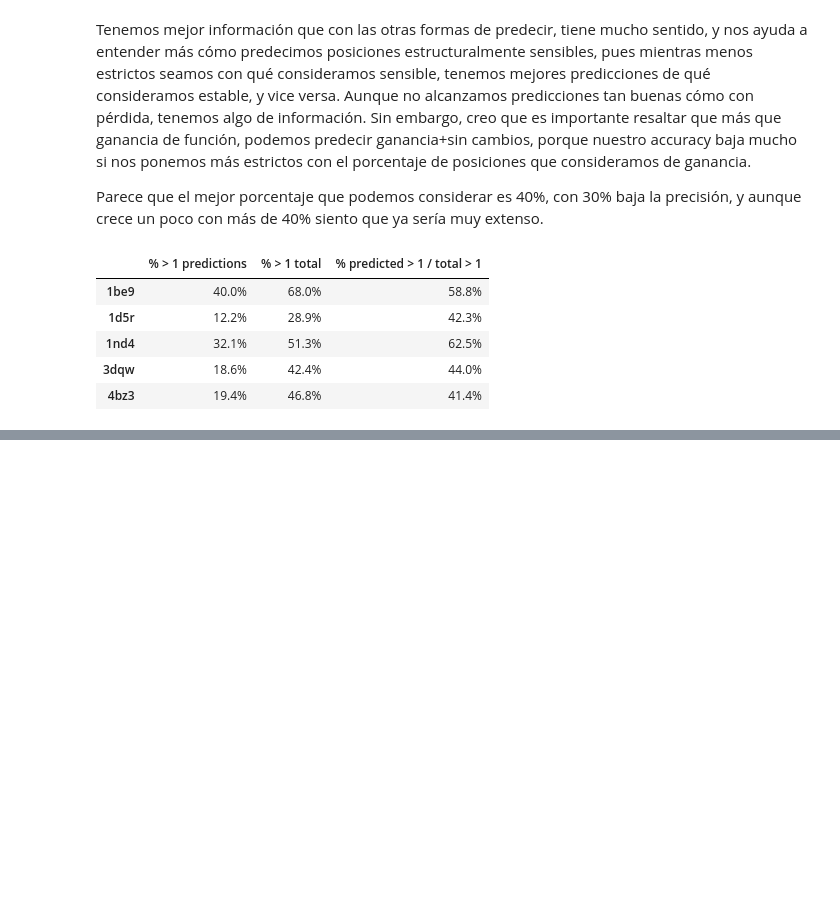
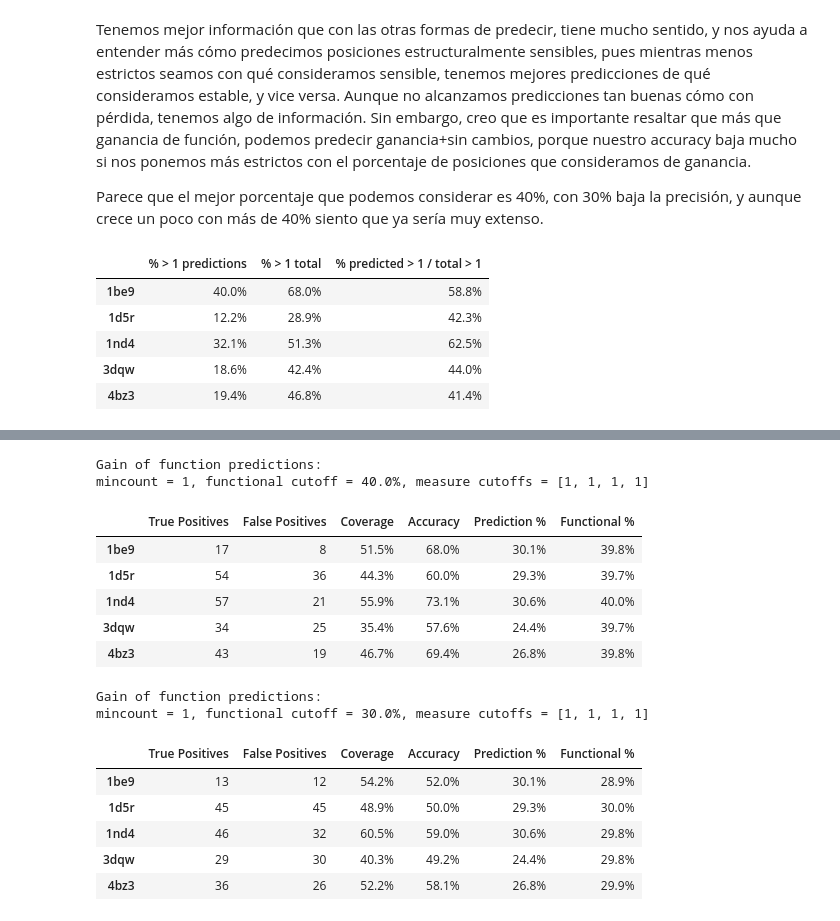
Before and after one commit to CrisSotomayor/perturbation-networks-get-data, a Jupyter notebook: data2.ipynb, the cells around one changed output, grey strips where cells are left out. Saved outputs shown, nothing was run; the diff lists cells and outputs as text; code cells hidden in the pictures; blank space fills up the shorter version.

```diff
--- a/data2.ipynb
+++ b/data2.ipynb
@@ -928,0 +1020,20 @@ No sé si habría que volver a los datos funcionales normales para checar estas
+# %%
+ComparePredictionsGain3(0.4, 1,measure_cutoffs=[1,1,1,1], thresh=9.0)
+ComparePredictionsGain3(0.3, 1,measure_cutoffs=[1,1,1,1], thresh=9.0)
+# %% [output]
+Gain of function predictions:
+mincount = 1, functional cutoff = 40.0%, measure cutoffs = [1, 1, 1, 1]
+|  | True Positives | False Positives | Coverage | Accuracy | Prediction % | Functional % |
+| 1be9 | 17 | 8 | 51.5% | 68.0% | 30.1% | 39.8% |
+| 1d5r | 54 | 36 | 44.3% | 60.0% | 29.3% | 39.7% |
+| 1nd4 | 57 | 21 | 55.9% | 73.1% | 30.6% | 40.0% |
+| 3dqw | 34 | 25 | 35.4% | 57.6% | 24.4% | 39.7% |
+| 4bz3 | 43 | 19 | 46.7% | 69.4% | 26.8% | 39.8% |
+Gain of function predictions:
+mincount = 1, functional cutoff = 30.0%, measure cutoffs = [1, 1, 1, 1]
+|  | True Positives | False Positives | Coverage | Accuracy | Prediction % | Functional % |
+| 1be9 | 13 | 12 | 54.2% | 52.0% | 30.1% | 28.9% |
+| 1d5r | 45 | 45 | 48.9% | 50.0% | 29.3% | 30.0% |
+| 1nd4 | 46 | 32 | 60.5% | 59.0% | 30.6% | 29.8% |
+| 3dqw | 29 | 30 | 40.3% | 49.2% | 24.4% | 29.8% |
+| 4bz3 | 36 | 26 | 52.2% | 58.1% | 26.8% | 29.9% |
```
Also changed, not shown: parts of 16 cells of this notebook.
